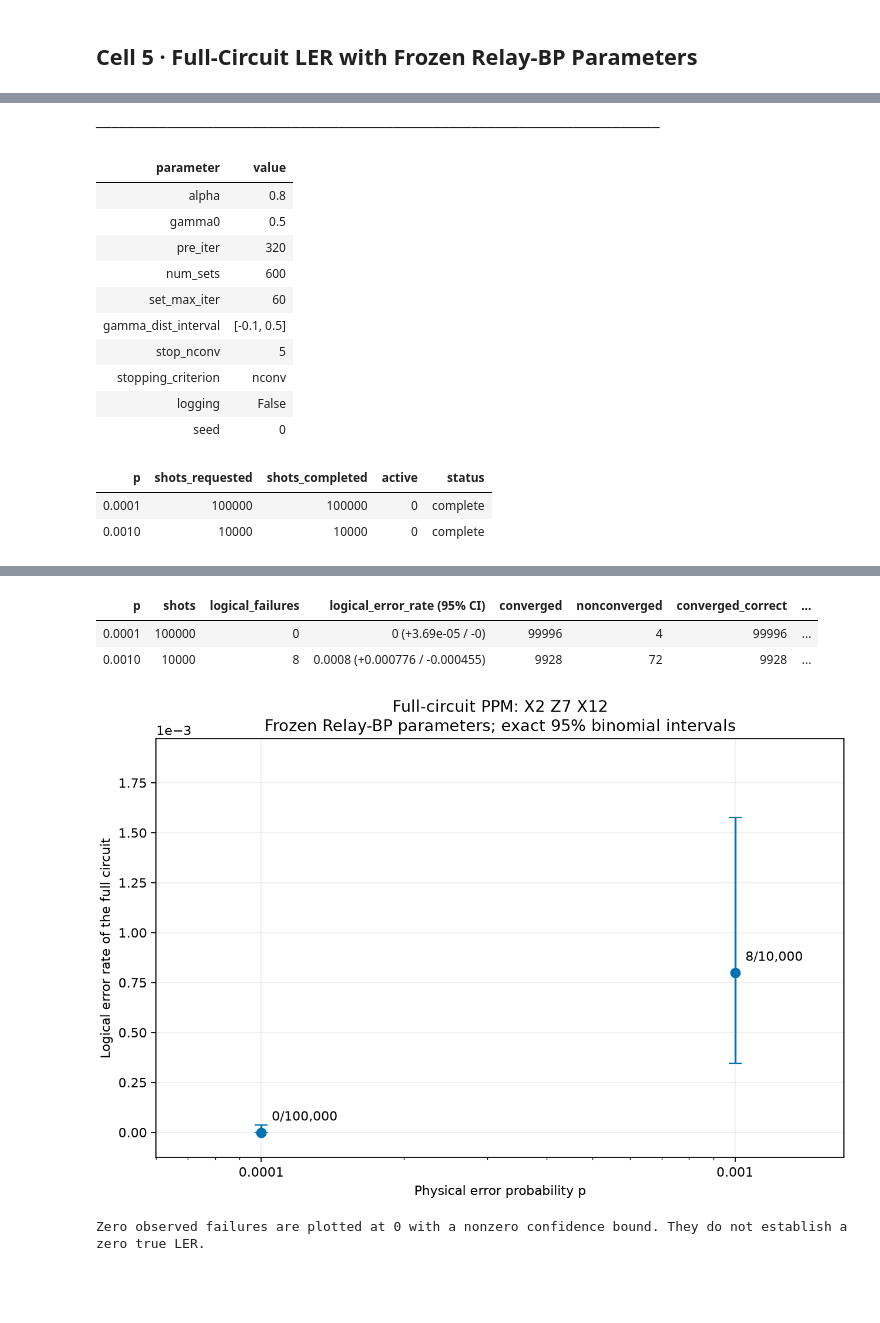
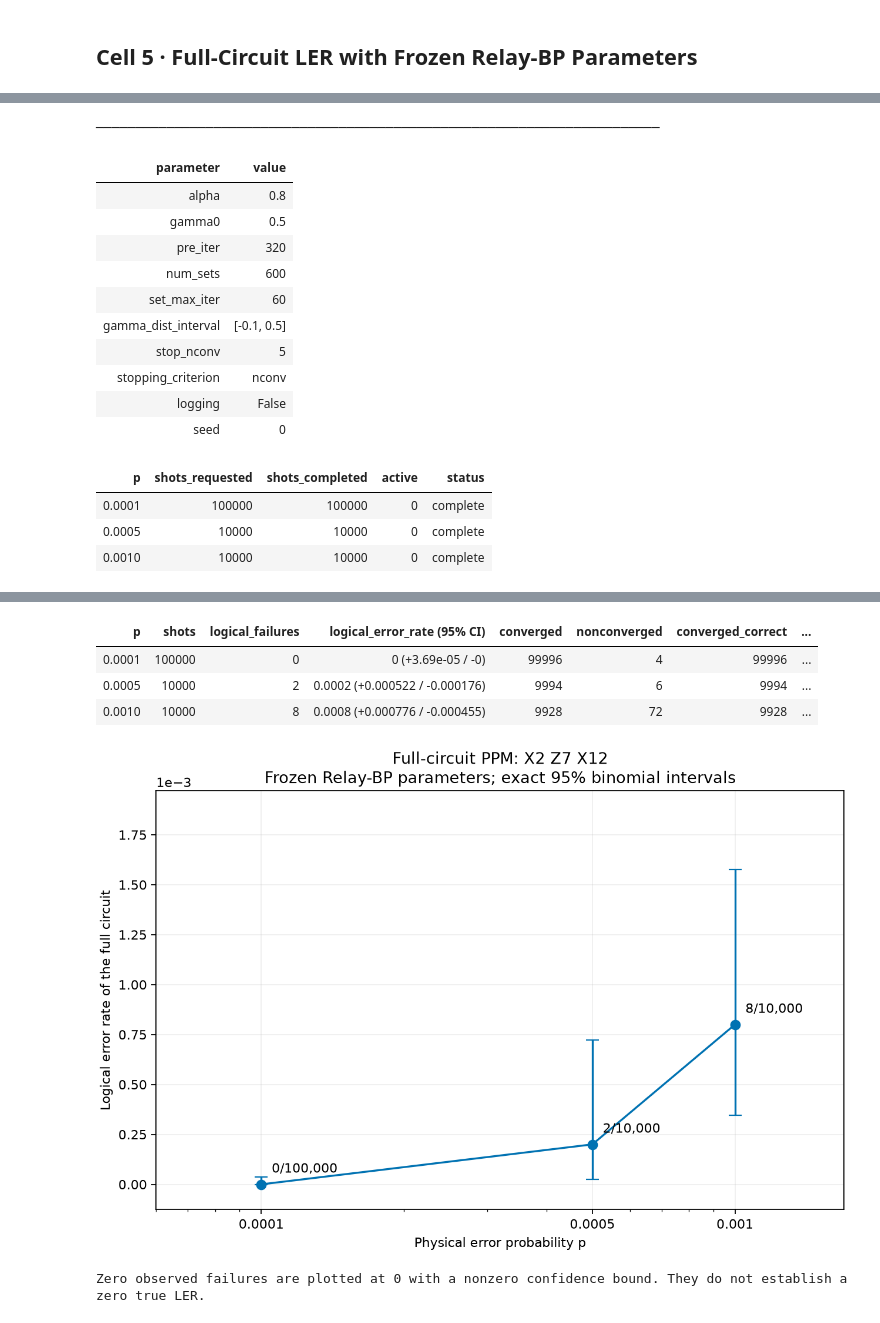
Before and after one commit to John-YuehanZhang/LightStim-upstream, a Jupyter notebook: notebooks/LogicalOps/bb_ppm.executed.ipynb, the cells around one changed output, grey strips where cells are left out. Drawn from its saved outputs; the diff is of its cells as text; code cells hidden in the pictures; blank space fills up the shorter version.

Commit message:
Add p=0.0005 LER result and connect three noise points

```diff
--- a/notebooks/LogicalOps/bb_ppm.executed.ipynb
+++ b/notebooks/LogicalOps/bb_ppm.executed.ipynb
@@ -56,8 +56,8 @@ def display_path(path, *, base=OUTPUT):
 
 
 ROUNDS = 10  # syndrome-extraction rounds per basic LPU measurement
-P_VALUES = (1e-4, 1e-3)
-SHOTS_BY_P = {1e-4: 100_000, 1e-3: 10_000}
+P_VALUES = (1e-4, 5e-4, 1e-3)
+SHOTS_BY_P = {1e-4: 100_000, 5e-4: 10_000, 1e-3: 10_000}
 WORKER_PROCESSES = 192
 THREADS_PER_WORKER = 1
 NOISE_MODEL = "circuit_level_with_idling"
@@ -72,6 +72,9 @@ DECODER_PARAMS = {
 LARGE_SAMPLE_RUN = Path(os.environ.get("BB_PPM_LARGE_SAMPLE_RUN",
     ROOT.parent / "bb_ppm_results" / "full_circuit_tuning" / "large_sample_runs" /
     "20261117_frozen_192")).expanduser().resolve()
+MIDPOINT_SAMPLE_RUN = Path(os.environ.get("BB_PPM_MIDPOINT_SAMPLE_RUN",
+    ROOT.parent / "bb_ppm_results" / "full_circuit_tuning" / "large_sample_runs" /
+    "20261118_p0005_192")).expanduser().resolve()
 RESUME_IF_STOPPED = True  # attach to the active run; resume saved work only if stopped
 
 versions = {name: metadata.version(name) for name in
@@ -342,6 +345,7 @@ assert NOISE_MODEL == "circuit_level_with_idling"
 assert ROUNDS == 10 and THREADS_PER_WORKER == 1
 large_sample_view = display_campaign(
     LARGE_SAMPLE_RUN,
+    midpoint_run=MIDPOINT_SAMPLE_RUN,
     expected_plan_sha256=plan_sha256,
     decoder_params=DECODER_PARAMS,
     shots_by_p=SHOTS_BY_P,
@@ -376,4 +381,5 @@ large_sample_view = display_campaign(
 | seed | 0 |
 | p | shots_requested | shots_completed | active | status |
 | 0.0001 | 100000 | 100000 | 0 | complete |
+| 0.0005 | 10000 | 10000 | 0 | complete |
 | 0.0010 | 10000 | 10000 | 0 | complete |
@@ -381,7 +387,8 @@ Updated: 2026-11-18T01:48:01.843520+00:00
 Campaign status: complete; background process active: False
 LER counts any mismatch among the 10 declared LightStim Observables. Nonconvergence is reported separately.
 | p | shots | logical_failures | logical_error_rate (95% CI) | converged | nonconverged | converged_correct | ... |
 | 0.0001 | 100000 | 0 | 0 (+3.69e-05 / -0) | 99996 | 4 | 99996 | ... |
+| 0.0005 | 10000 | 2 | 0.0002 (+0.000522 / -0.000176) | 9994 | 6 | 9994 | ... |
 | 0.0010 | 10000 | 8 | 0.0008 (+0.000776 / -0.000455) | 9928 | 72 | 9928 | ... |
-[figure, old version]
+[figure, new version]
 Zero observed failures are plotted at 0 with a nonzero confidence bound. They do not establish a zero true LER.
```
Also changed, not shown: parts of 2 cells of this notebook, 4 other files.
